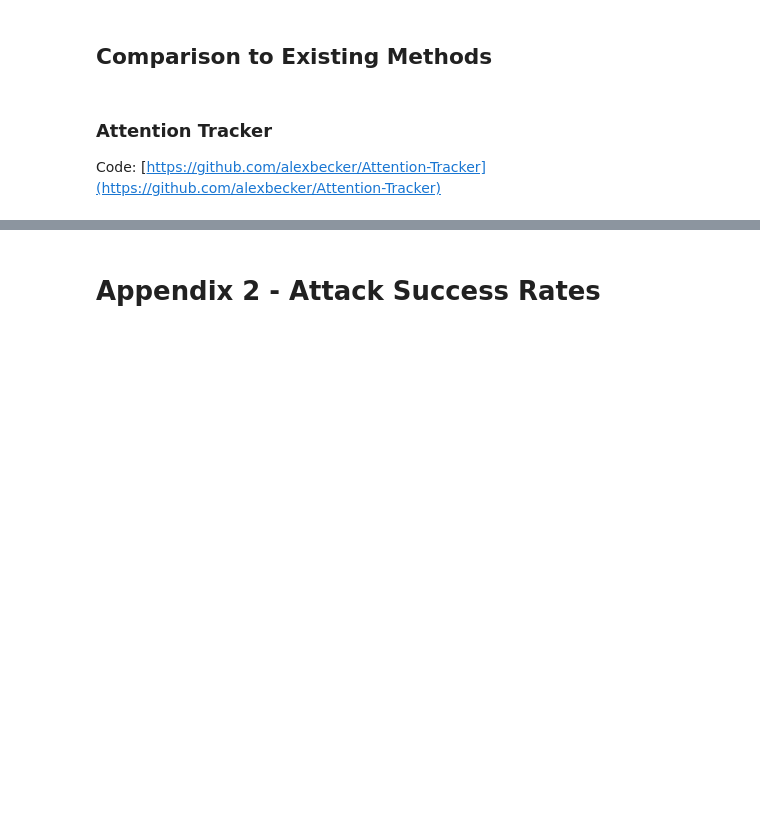
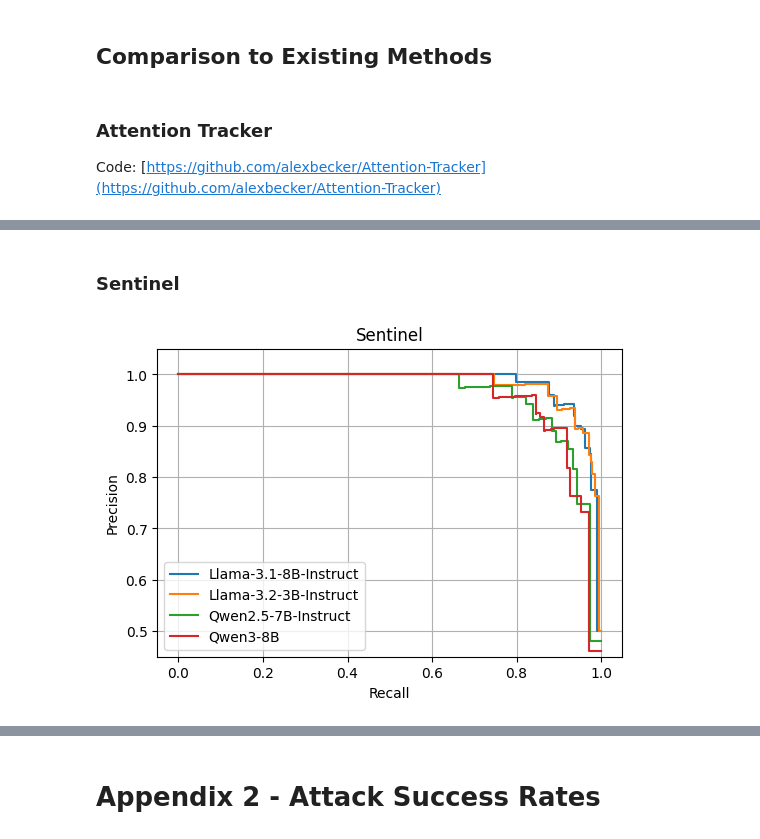
Before and after one commit to alexbecker/prompt-injection, a Jupyter notebook: analysis.ipynb, the cells around one changed output, grey strips where cells are left out. Cells and saved outputs as stored; diff of their text form; code cells hidden in the pictures; blank space fills up the shorter version.

```diff
--- a/analysis.ipynb
+++ b/analysis.ipynb
@@ -352,0 +396,2 @@ Name: data_sentinel, dtype: float64
+# %% [markdown]
+### Sentinel
@@ -352,0 +432,35 @@ Name: data_sentinel, dtype: float64
+# %%
+sentinel_df_merged = pd.merge(
+    df[df["group"].isin(["Benign", "Barely Benign", "Successful Attack"])], sentinel_df,
+    on=["template", "rule", "prompt", "attack", "slice"]
+)
+sentinel_records = {name: {} for name in df["model_short"].unique()}
+fig, axs = plt.subplots(ncols=1, figsize=(6, 4))
+weights = {
+    (model, response_len, rule, group): 1.0 / len(df_slice)
+    for (model, response_len, rule, group), df_slice in sentinel_df_merged.groupby(["model_short", "response_len", "rule", "group"])
+}
+sentinel_df_merged["weight"] = sentinel_df_merged.apply(
+    lambda row: weights[(row["model_short"], row["response_len"], row["rule"], row["group"])],
+    axis=1,
+)
+
+for (name, l), group in sentinel_df_merged.groupby(["model_short", "response_len"]):
+    group = group[group["group"].isin(["Benign", "Successful Attack"])]
+
+    y_true = group["group"] != "Benign"
+    precision, recall, thr = precision_recall_curve(y_true, group["sentinel"], sample_weight=group["weight"])
+    ap = average_precision_score(y_true, group["sentinel"], sample_weight=group["weight"])
+
+    records[name]["sentinel"] = ap
+
+    axs.step(recall, precision, where="post", label=name)
+
+axs.set_title("Sentinel")
+axs.set_xlabel("Recall")
+axs.set_ylabel("Precision")
+axs.set_ylim(0.45, 1.05)
+axs.legend(loc="lower left")
+axs.grid(True)
+# %% [output]
+[figure, added]
```
Also changed, not shown: parts of 25 cells of this notebook, 12 other files.
